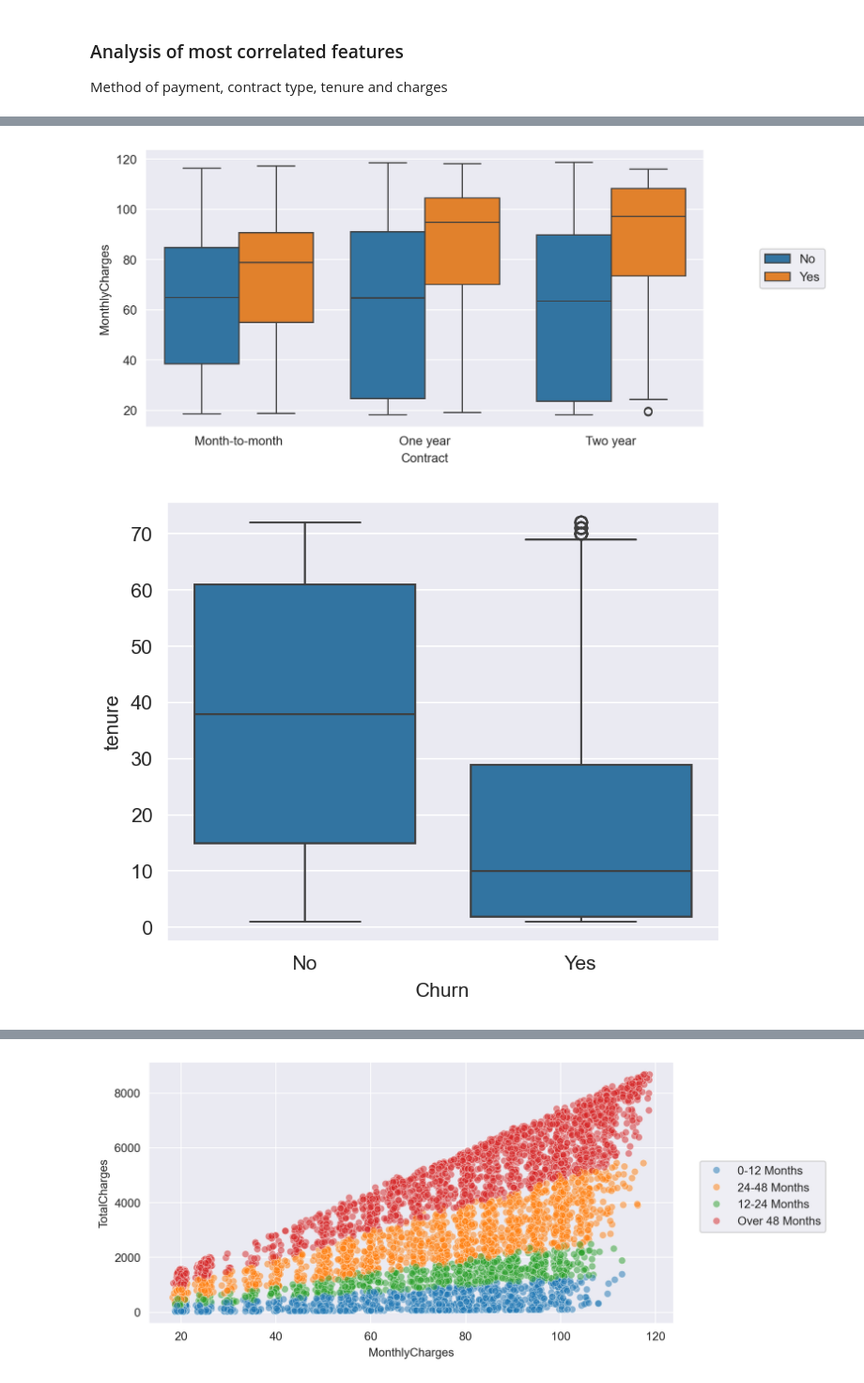
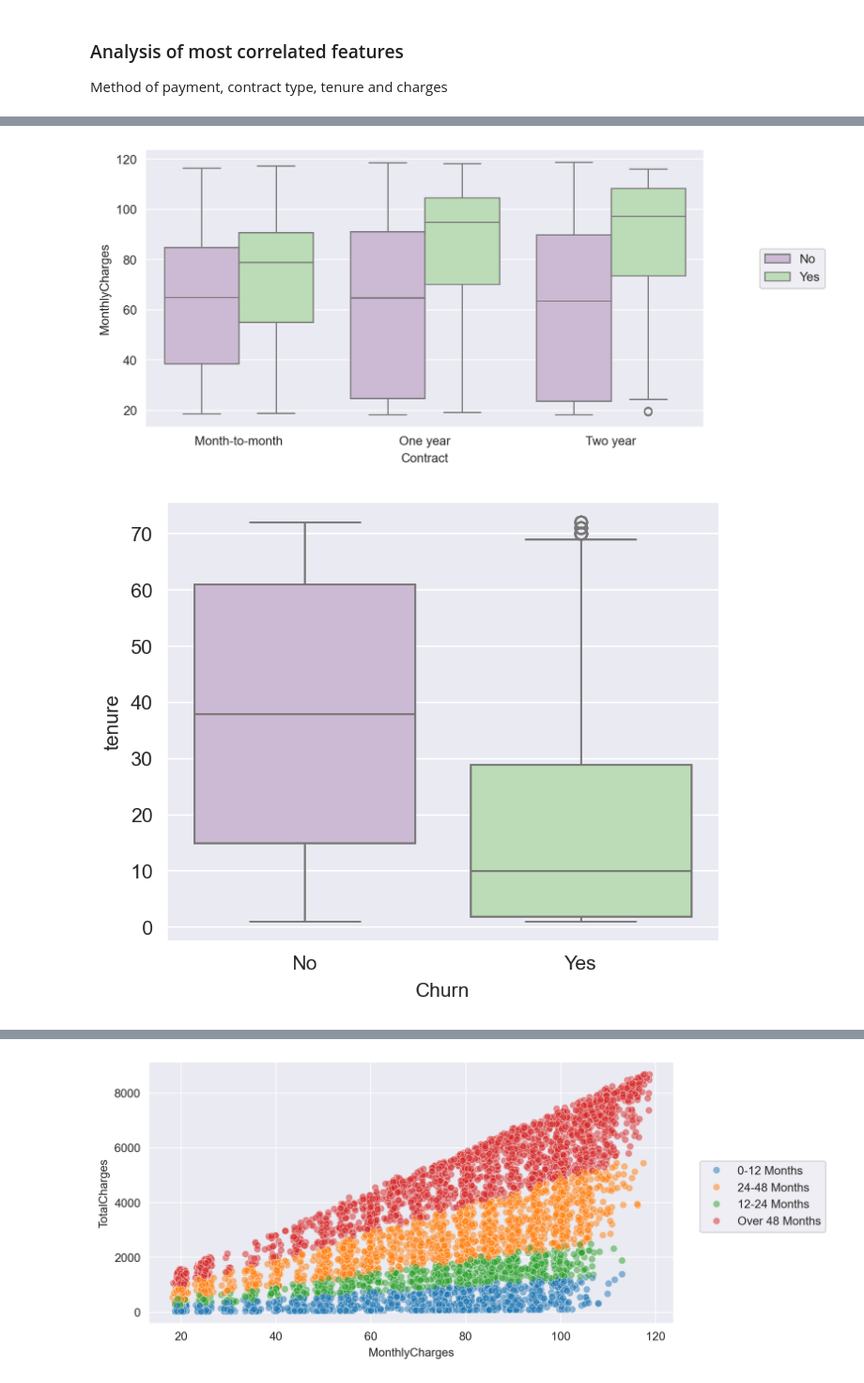
Before and after one commit to natix-x/Telco-Customer-Churn-Prediction, a Jupyter notebook: data_analysis.ipynb, the cells around one changed output, grey strips where cells are left out. Shown at 94% size. Drawn from its saved outputs; the diff is of its cells as text; code cells hidden in the pictures.

```diff
--- a/data_analysis.ipynb
+++ b/data_analysis.ipynb
@@ -6,8 +6,6 @@ import seaborn as sns
 import warnings
 # %%
 warnings.filterwarnings("ignore")
-# %%
-plt.rcParams["image.cmap"] = "tab10"
 # %% [markdown]
 ### Dataset exploration and basic analysis
 # %%
@@ -154,13 +146,13 @@ plt.legend(loc=(1.1,.5));
 # %%
 plt.figure(figsize=(8,4), dpi=200)
-sns.boxplot(data=df, y="MonthlyCharges", x="Contract", hue="Churn")
+sns.boxplot(data=df, y="MonthlyCharges", x="Contract", hue="Churn", palette="PRGn")
 plt.legend(loc=(1.1,.5));
 # %% [output]
-[figure, old version]
+[figure, new version]
 # %%
 plt.figure(figsize=(5,4), dpi=200)
-sns.boxplot(data=df, x="Churn", y="tenure");
+sns.boxplot(data=df, x="Churn", y="tenure",palette="PRGn");
 # %% [output]
-[figure, old version]
+[figure, new version]
 # %%
 plt.figure(figsize=(8,4), dpi=200)
```
Also changed, not shown: parts of 14 cells of this notebook.
